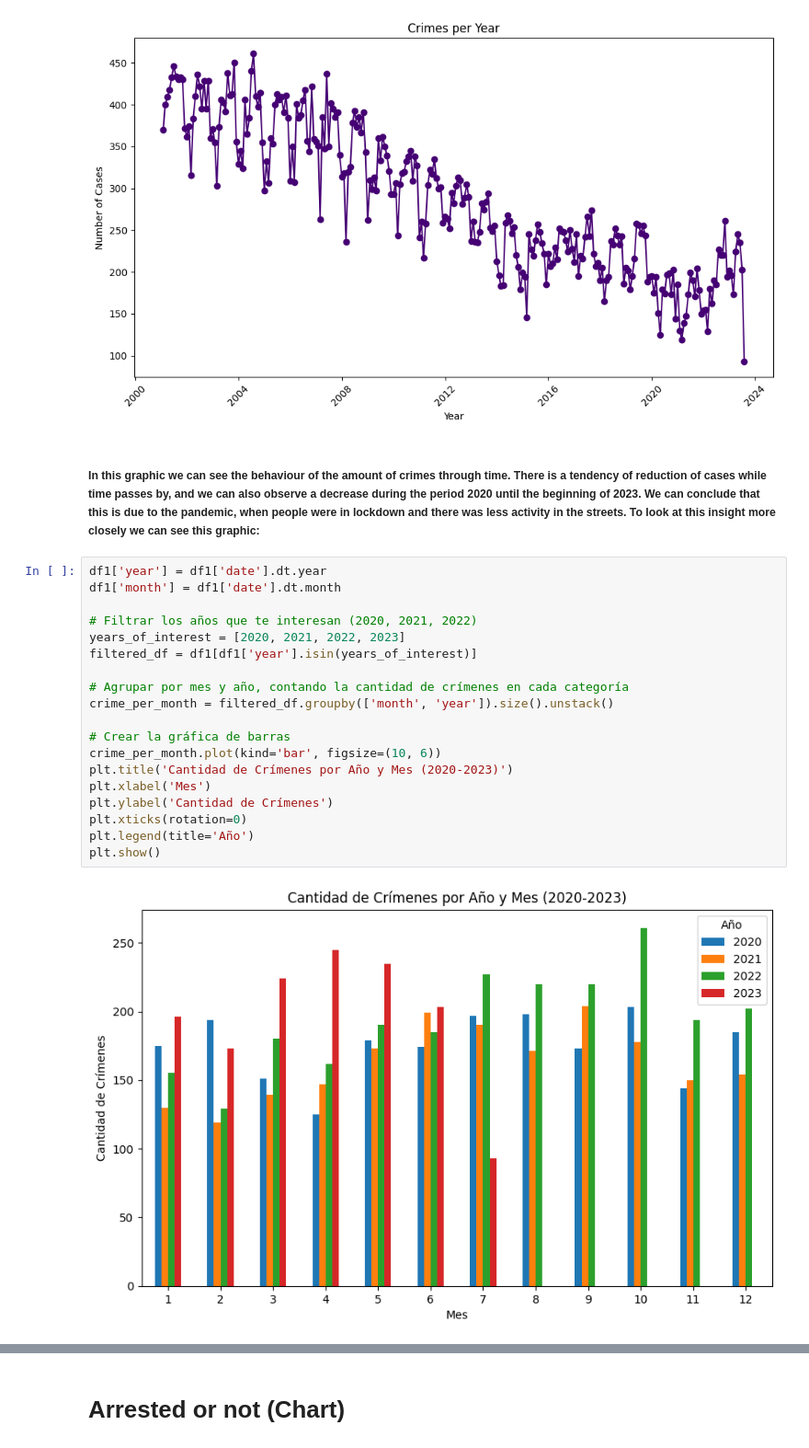
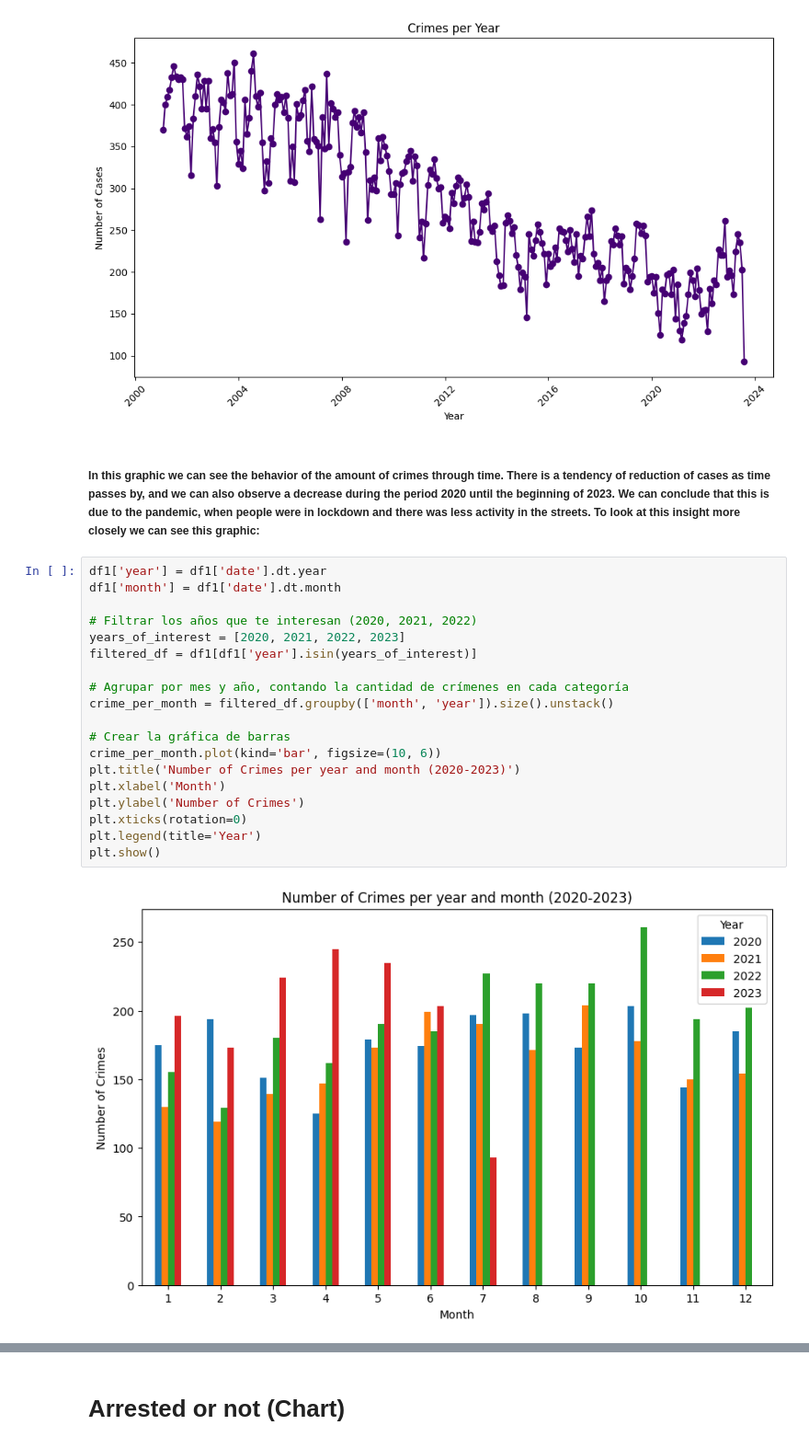
Before and after one commit to YOANGELICA/chicago_crimes_etl, a Jupyter notebook: script.ipynb, the cells around one changed output, grey strips where cells are left out. Shown at 92% size. Drawn from its saved outputs; the diff is of its cells as text.

```diff
--- a/script.ipynb
+++ b/script.ipynb
@@ -416,26 +416,26 @@ date
 Freq: M, Length: 271, dtype: int64
 [figure]
 # %% [markdown]
-##### In this graphic we can see the behaviour of the amount of crimes through time. There is a tendency of reduction of cases while time passes by, and we can also observe a decrease during the period 2020 until the beginning of 2023. We can conclude that this is due to the pandemic, when people were in lockdown and there was less activity in the streets. To look at this insight more closely we can see this graphic:
+##### In this graphic we can see the behavior of the amount of crimes through time. There is a tendency of reduction of cases as time passes by, and we can also observe a decrease during the period 2020 until the beginning of 2023. We can conclude that this is due to the pandemic, when people were in lockdown and there was less activity in the streets. To look at this insight more closely we can see this graphic:
 # %%
 df1['year'] = df1['date'].dt.year
 df1['month'] = df1['date'].dt.month
 
 # Filtrar los años que te interesan (2020, 2021, 2022)
 years_of_interest = [2020, 2021, 2022, 2023]
 filtered_df = df1[df1['year'].isin(years_of_interest)]
 
 # Agrupar por mes y año, contando la cantidad de crímenes en cada categoría
 crime_per_month = filtered_df.groupby(['month', 'year']).size().unstack()
 
 # Crear la gráfica de barras
 crime_per_month.plot(kind='bar', figsize=(10, 6))
-plt.title('Cantidad de Crímenes por Año y Mes (2020-2023)')
-plt.xlabel('Mes')
-plt.ylabel('Cantidad de Crímenes')
+plt.title('Number of Crimes per year and month (2020-2023)')
+plt.xlabel('Month')
+plt.ylabel('Number of Crimes')
 plt.xticks(rotation=0)
-plt.legend(title='Año')
+plt.legend(title='Year')
 plt.show()
 # %% [output]
-[figure, old version]
+[figure, new version]
 # %% [markdown]
```
Also changed, not shown: parts of 9 cells of this notebook.
